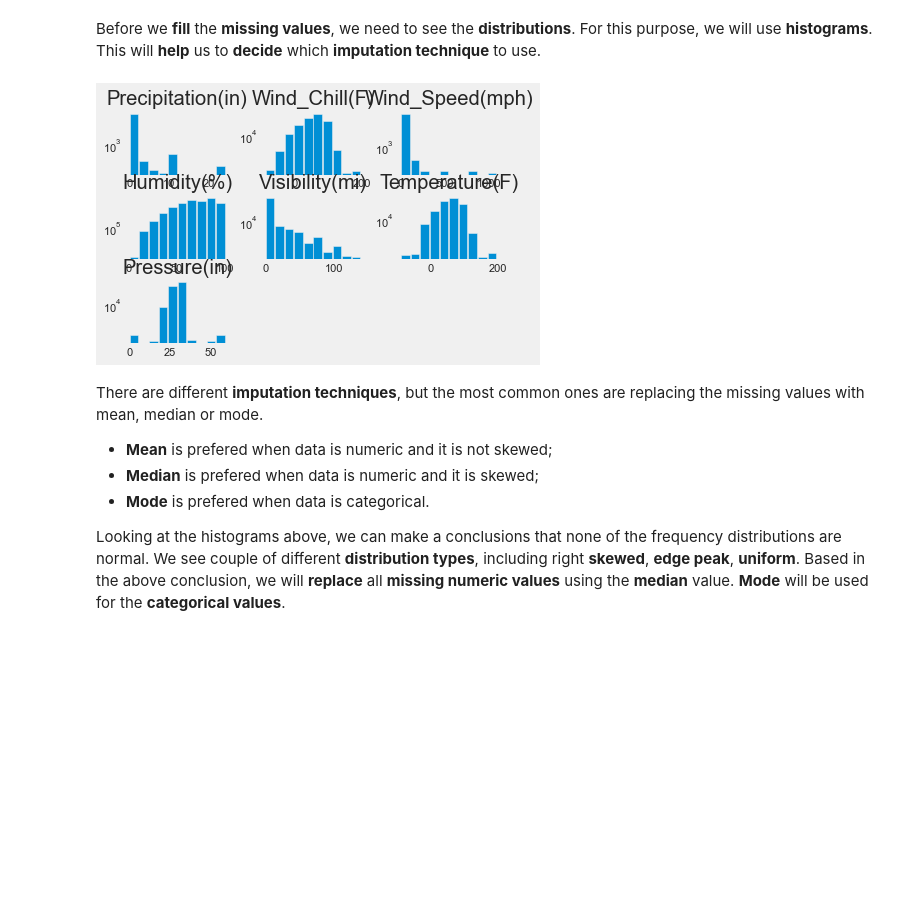
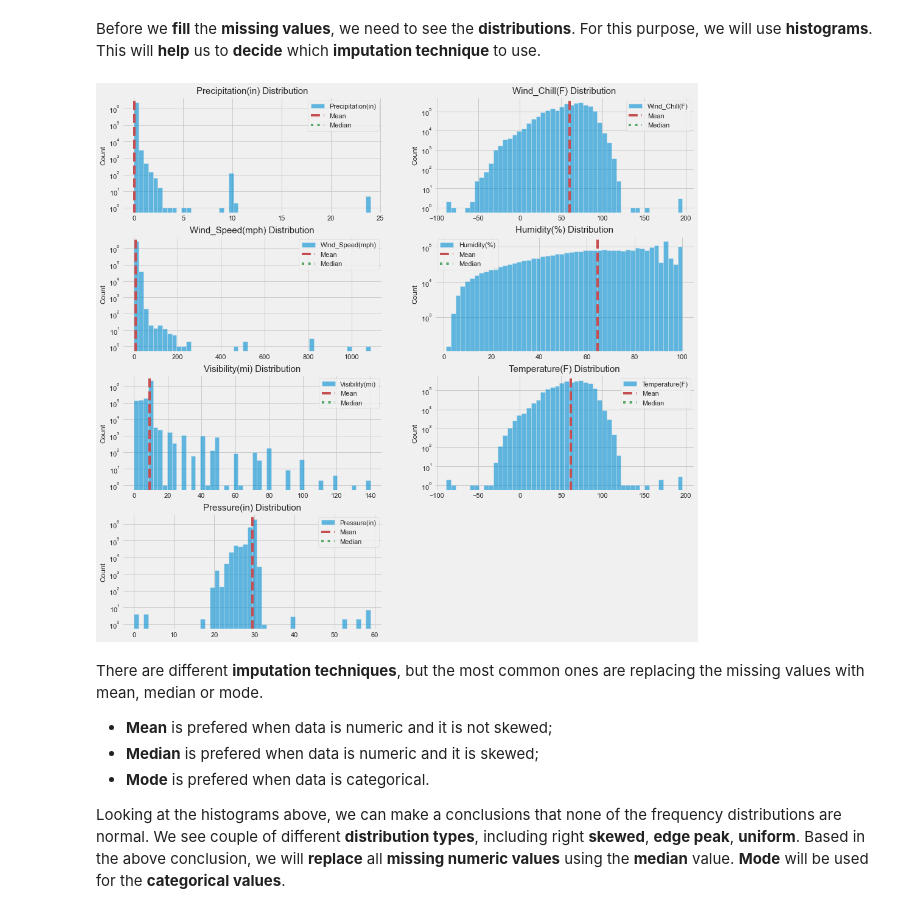
Before and after one commit to lyubol/Exploratory-Data-Analysis, a Jupyter notebook: EDA - US Accidents/US Accidents-checkpoint.ipynb, the cells around one changed output. Drawn from its saved outputs; the diff is of its cells as text; code cells hidden in the pictures; blank space fills up the shorter version.

```diff
--- a/EDA - US Accidents/US Accidents-checkpoint.ipynb
+++ b/EDA - US Accidents/US Accidents-checkpoint.ipynb
@@ -416,19 +418,29 @@ We won't get into the details of how to identify the type of missing data. <b>Fo
 In our case an <b>imputation</b> looks like a reasonable way to proceed.
 # %% [markdown]
 Before we <b>fill</b> the <b>missing values</b>, we need to see the <b>distributions</b>. For this purpose, we will use <b>histograms</b>. This will <b>help</b> us to <b>decide</b> which <b>imputation technique</b> to use.
-# %%
-df[["Precipitation(in)",
-    "Wind_Chill(F)",
-    "Wind_Speed(mph)",
-    "Humidity(%)",
-    "Visibility(mi)",
-    "Temperature(F)",
-    "Pressure(in)"]
-].hist(log=True, grid=False, rwidth=0.9)
-
-plt.show()
-# %% [output]
-[figure, removed]
+# %%
+# Plot all numeric columns containing missing values.
+plt.figure(figsize=(15, 15))
+
+df_missing_value_columns = df[
+    ["Precipitation(in)",
+    "Wind_Chill(F)",
+    "Wind_Speed(mph)",
+    "Humidity(%)",
+    "Visibility(mi)",
+    "Temperature(F)",
+    "Pressure(in)"]]
+
+for index, column in enumerate(df_missing_value_columns):
+    plt.subplot(4, 2, index+1)
+    df[column].hist(bins=50, label=column, alpha=0.6, log=True)
+    plt.axvline(np.mean(df[column]), ls='--', c='r', label="Mean")
+    plt.axvline(np.median(df[column]), ls=':', c='g', label="Median")
+    plt.ylabel("Count", fontsize=12)
+    plt.title(f"{column} Distribution", fontsize=15)
+    plt.legend()
+# %% [output]
+[figure, added]
 # %% [markdown]
 There are different <b>imputation techniques</b>, but the most common ones are replacing the missing values with mean, median or mode.
 * <b>Mean</b> is prefered when data is numeric and it is not skewed;
```
Also changed, not shown: parts of 42 cells of this notebook.
